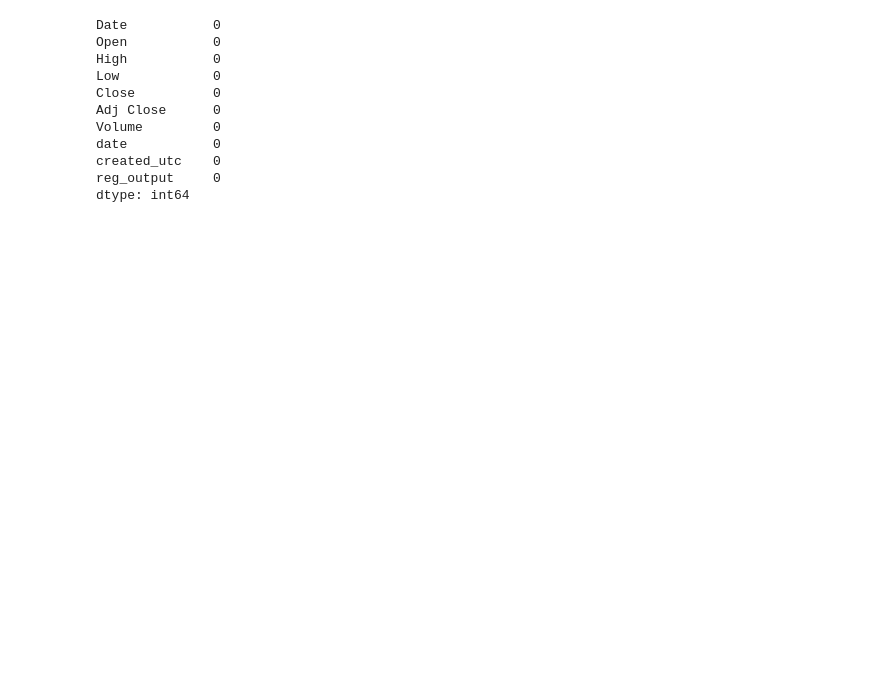
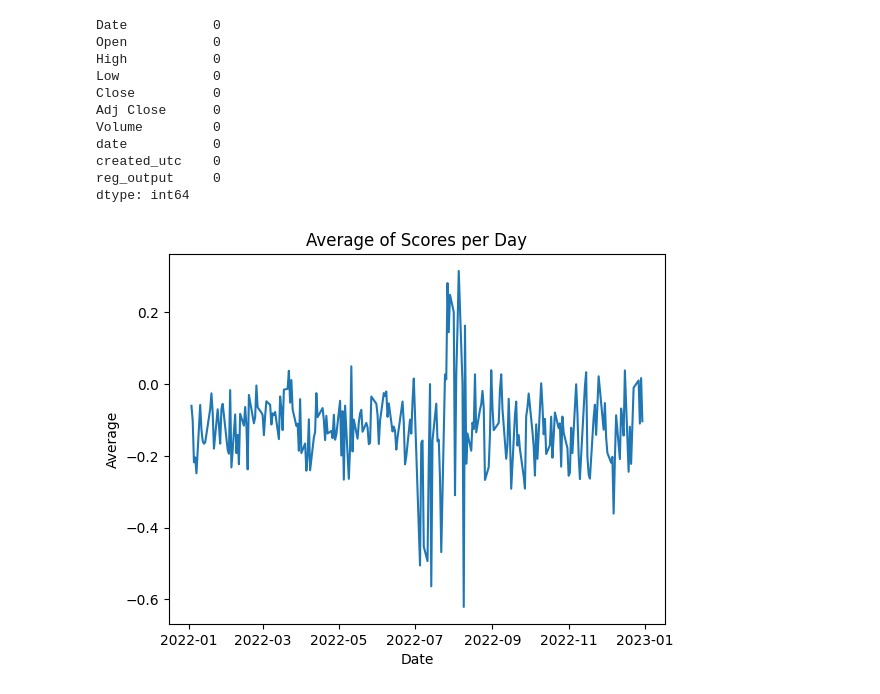
Before and after one commit to Maartenmoes9/Thesis_30_ECTS, a Jupyter notebook: Natural Language Processing.ipynb, the cells around one changed output. Drawn from its saved outputs; the diff is of its cells as text; code cells hidden in the pictures; blank space fills up the shorter version.

```diff
--- a/Natural Language Processing.ipynb
+++ b/Natural Language Processing.ipynb
@@ -227,3 +231,29 @@ reg_output     0
 dtype: int64
 # %%
 merged_df1.to_csv('SP_SC.csv', index=False)
+# %%
+import matplotlib.pyplot as plt
+
+# create a figure and axis object
+fig, ax = plt.subplots()
+
+# plot the average data against the date
+ax.plot(merged_df1['date'],merged_df1['reg_output'])
+
+# set the x-axis label
+ax.set_xlabel('Date')
+
+# set the y-axis label
+ax.set_ylabel('Average')
+
+# set the title of the plot
+ax.set_title('Average of Scores per Day')
+
+# display the plot
+plt.show()
+#
+# This will create a line plot with the date on the x-axis and the average score on the y-axis. The plot will have a title "Average of Scores per Day" and x-axis label "Date" and y-axis label "Average".
+
+plt.show()
+# %% [output]
+[figure, added]
```
Also changed, not shown: parts of 13 cells of this notebook, 3 other files.
